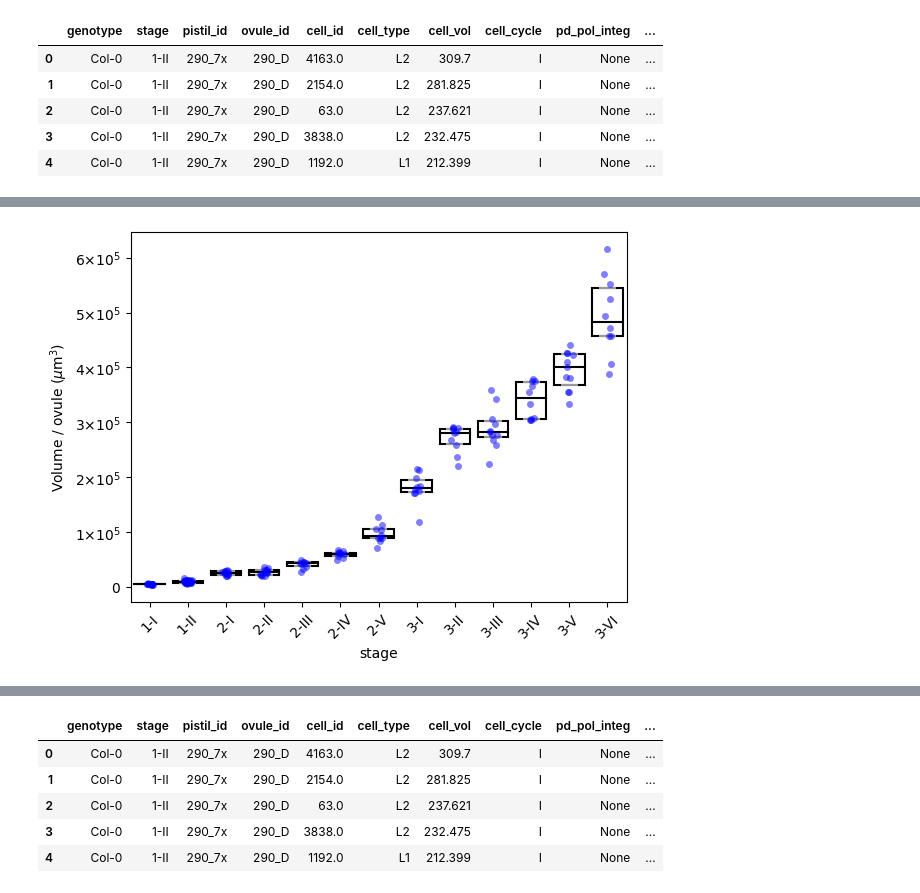
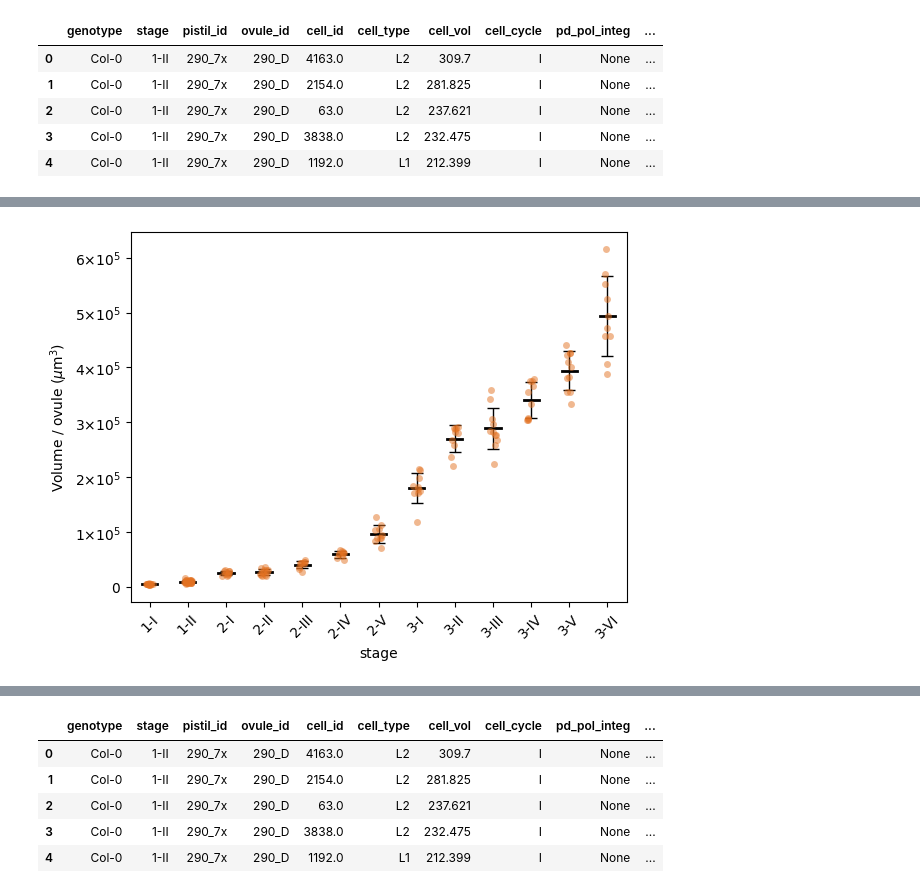
Before and after one commit to SNZLab/3D-ovule-analysis-pipeline, a Jupyter notebook: Automation_pipeline.ipynb, the cells around one changed output, grey strips where cells are left out. Cells and saved outputs as stored; diff of their text form; code cells hidden in the pictures.

```diff
--- a/Automation_pipeline.ipynb
+++ b/Automation_pipeline.ipynb
@@ -182,5 +291,6 @@ plt.show()
 # Compute total volume of ovule per stage
 # Group by variables "stage", "ovule_id" and sum up the volume
 ovule_volume_by_stage = df.groupby(['stage', 'ovule_id'])['cell_vol'].sum().reset_index()
+ovule_volume_by_stage['cell_vol'] = ovule_volume_by_stage['cell_vol'].astype(float)
 print(ovule_volume_by_stage)
 # %% [output]
@@ -205,55 +315,45 @@ print(ovule_volume_by_stage)
 ovule_volume_by_stage['cell_vol'] = ovule_volume_by_stage['cell_vol'].astype('float')
 
 # Init plot
 fig, ax = plt.subplots()
 
 PROPS = {
     'boxprops':{'facecolor':'none', 'edgecolor':'black'},
     'medianprops':{'color':'black'}
 }
 
+# Get statistics (mean, standard deviation)
+stats = StatsForGraphs(ovule_volume_by_stage, 'stage', 'cell_vol')
+means, stds = stats.compute_stats()
+
 # Box plots
-sns.boxplot(data=ovule_volume_by_stage, x='stage', y='cell_vol', color='white', showfliers=False, whis=0.0, **PROPS)
+# sns.boxplot(data=ovule_volume_by_stage, x='stage', y='cell_vol', color='white', showfliers=False, whis=0.0, **PROPS)
+# sns.barplot(data=ovule_volume_by_stage, x='stage', y='cell_vol', ci='sd', color='lightblue')
+plt.errorbar(ovule_volume_by_stage['stage'].unique(), means, yerr=stds, linestyle='None', lw=1.0, fmt='None', capsize=4.0, color='black')
+
+for idx, stage in enumerate(ovule_volume_by_stage['stage'].unique()):
+    plt.plot([idx-0.2,idx+0.2], [means[idx],means[idx]], color='black', lw=2.0)
 
 # Scatter plots
-sns.stripplot(data=ovule_volume_by_stage, x='stage', y='cell_vol', color='blue', alpha=0.5)
+sns.stripplot(data=ovule_volume_by_stage, x='stage', y='cell_vol', color='#e37222', alpha=0.5)
 
 # Change format of tick labels for readability
 # ax.yaxis.set_major_formatter(ticker.EngFormatter())
 # ax.yaxis.set_major_formatter(ticker.FormatStrFormatter('%1.0e'))
-
-class MathTextSciFormatter(ticker.Formatter):
-    def __init__(self, fmt="%1.2e"):
-        self.fmt = fmt
-    def __call__(self, x, pos=None):
-        s = self.fmt % x
-        decimal_point = '.'
-        positive_sign = '+'
-        tup = s.split('e')
-        significand = tup[0].rstrip(decimal_point)
-        sign = tup[1][0].replace(positive_sign, '')
-        exponent = tup[1][1:].lstrip('0')
-        if exponent:
-            exponent = '10^{%s%s}' % (sign, exponent)
-        if significand and exponent:
-            s =  r'%s{\times}%s' % (significand, exponent)
-        else:
-            s =  r'%s%s' % (significand, exponent)
-        return "${}$".format(s)
 
 # Format with 2 decimal places
 plt.gca().yaxis.set_major_formatter(MathTextSciFormatter("%1.0e"))
 
 # Change label of y-axis
 plt.ylabel('Volume / ovule ($\mu$m$^3$)')
 
 # Rotate x-axis labels
 plt.xticks(rotation=45)
 
 # Show plot
 plt.show()
 # %% [output]
-[figure, old version]
+[figure, new version]
 # %%
 # Compute overall number of cells and number of mitotic cells per ovule per stage
 # Group by variables "stage" and count unique values in variable "ovule_id"
```
Also changed, not shown: parts of 7 cells of this notebook.
